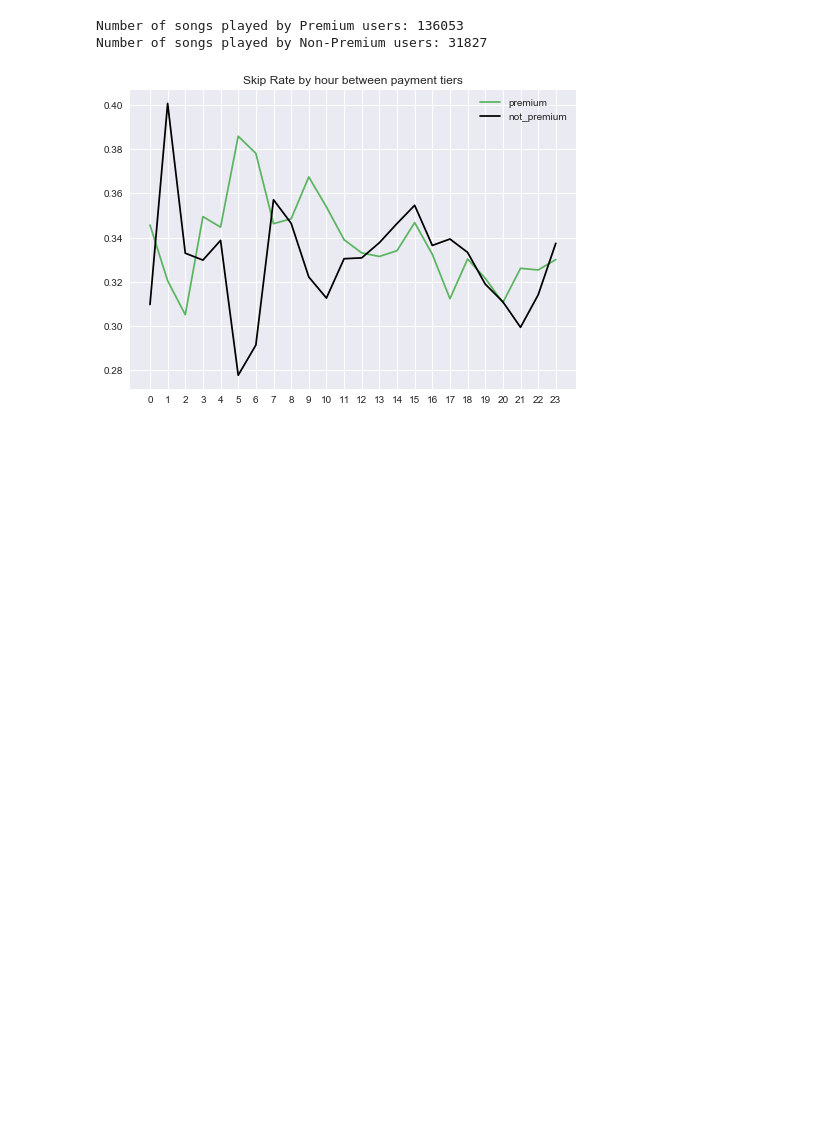
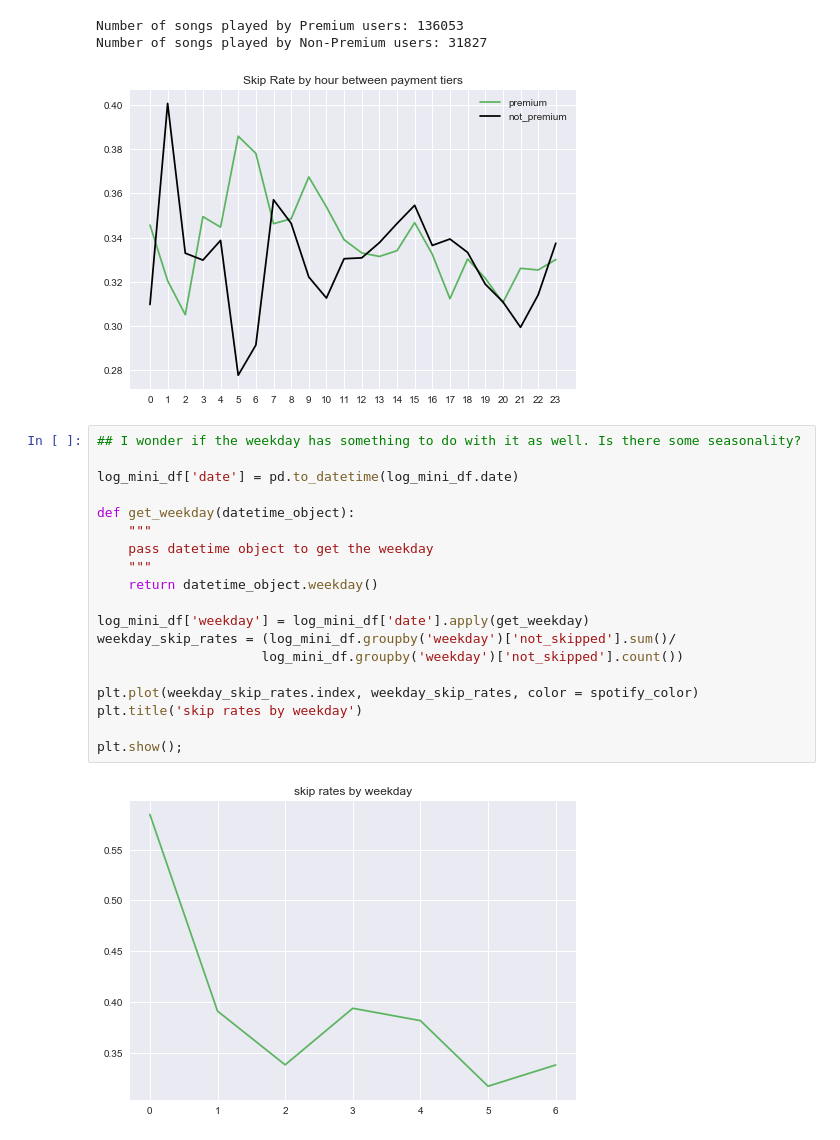
Before and after one commit to cjenniferwong/spotify_skip_predictor, a Jupyter notebook: initial_analysis_jennwong.ipynb, the cells around one changed output. Cells and saved outputs as stored; diff of their text form; blank space fills up the shorter version.

```diff
--- a/initial_analysis_jennwong.ipynb
+++ b/initial_analysis_jennwong.ipynb
@@ -70,3 +85,24 @@ plt.show();
 Number of songs played by Premium users: 136053
 Number of songs played by Non-Premium users: 31827
 [figure]
+# %%
+## I wonder if the weekday has something to do with it as well. Is there some seasonality?
+
+log_mini_df['date'] = pd.to_datetime(log_mini_df.date)
+
+def get_weekday(datetime_object):
+    """
+    pass datetime object to get the weekday
+    """
+    return datetime_object.weekday()
+
+log_mini_df['weekday'] = log_mini_df['date'].apply(get_weekday)
+weekday_skip_rates = (log_mini_df.groupby('weekday')['not_skipped'].sum()/
+                     log_mini_df.groupby('weekday')['not_skipped'].count())
+
+plt.plot(weekday_skip_rates.index, weekday_skip_rates, color = spotify_color)
+plt.title('skip rates by weekday')
+
+plt.show();
+# %% [output]
+[figure, added]
```
Also changed, not shown: parts of 6 cells of this notebook.
